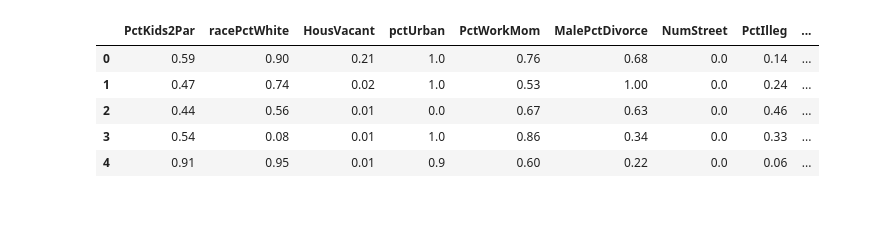
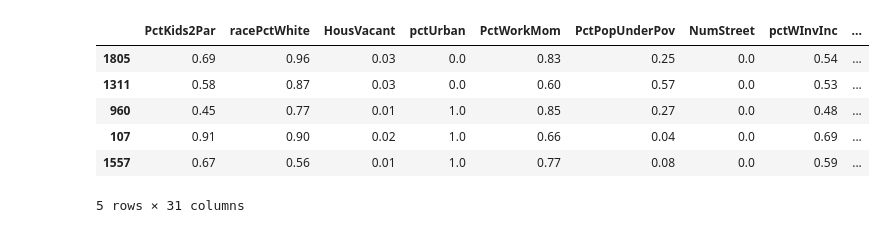
Before and after one commit to kikiMarsovec/SU-vaje, a Jupyter notebook: v2/v2.ipynb, the cells around one changed output. Saved outputs shown, nothing was run; the diff lists cells and outputs as text; code cells hidden in the pictures.

```diff
--- a/v2/v2.ipynb
+++ b/v2/v2.ipynb
@@ -23,0 +29,5 @@ df.shape
+# %%
+# Splitting the df to train and test df
+from sklearn.model_selection import train_test_split
+train_df, test_df = train_test_split(df, test_size=0.2, random_state=0)
+test_df.shape
@@ -128,7 +116,7 @@ def forward_feature_selection_with_atributes(model, df, k):
 # %%
 custom_model = CustomLinearRegression()
 
-features_and_y, mse_list, atributes_list = forward_feature_selection_with_atributes(custom_model, df, 5)
+features_and_y, mse_list, atributes_list = forward_feature_selection_with_atributes(custom_model, train_df, 5)
 # %%
 atributes_list
 # %% [output]
@@ -176,12 +172,15 @@ def bootstraping(df, n):
 # %%
 # Creating new df with only the atributes from Forward Feature Selection (And the y column)
 df_new_attributes = atributes_list + ["ViolentCrimesPerPop"]
-df_new = df[df_new_attributes]
-df_new.head()
+train_df = train_df[df_new_attributes]
+test_df = test_df[df_new_attributes]
+
+test_df.head()
 # %% [output]
-|  | PctKids2Par | racePctWhite | HousVacant | pctUrban | PctWorkMom | MalePctDivorce | NumStreet | PctIlleg | ... |
-| 0 | 0.59 | 0.90 | 0.21 | 1.0 | 0.76 | 0.68 | 0.0 | 0.14 | ... |
-| 1 | 0.47 | 0.74 | 0.02 | 1.0 | 0.53 | 1.00 | 0.0 | 0.24 | ... |
-| 2 | 0.44 | 0.56 | 0.01 | 0.0 | 0.67 | 0.63 | 0.0 | 0.46 | ... |
-| 3 | 0.54 | 0.08 | 0.01 | 1.0 | 0.86 | 0.34 | 0.0 | 0.33 | ... |
-| 4 | 0.91 | 0.95 | 0.01 | 0.9 | 0.60 | 0.22 | 0.0 | 0.06 | ... |
+|  | PctKids2Par | racePctWhite | HousVacant | pctUrban | PctWorkMom | PctPopUnderPov | NumStreet | pctWInvInc | ... |
+| 1805 | 0.69 | 0.96 | 0.03 | 0.0 | 0.83 | 0.25 | 0.0 | 0.54 | ... |
+| 1311 | 0.58 | 0.87 | 0.03 | 0.0 | 0.60 | 0.57 | 0.0 | 0.53 | ... |
+| 960 | 0.45 | 0.77 | 0.01 | 1.0 | 0.85 | 0.27 | 0.0 | 0.48 | ... |
+| 107 | 0.91 | 0.90 | 0.02 | 1.0 | 0.66 | 0.04 | 0.0 | 0.69 | ... |
+| 1557 | 0.67 | 0.56 | 0.01 | 1.0 | 0.77 | 0.08 | 0.0 | 0.59 | ... |
+5 rows × 31 columns
```
Also changed, not shown: parts of 12 cells of this notebook, 2 other files.
